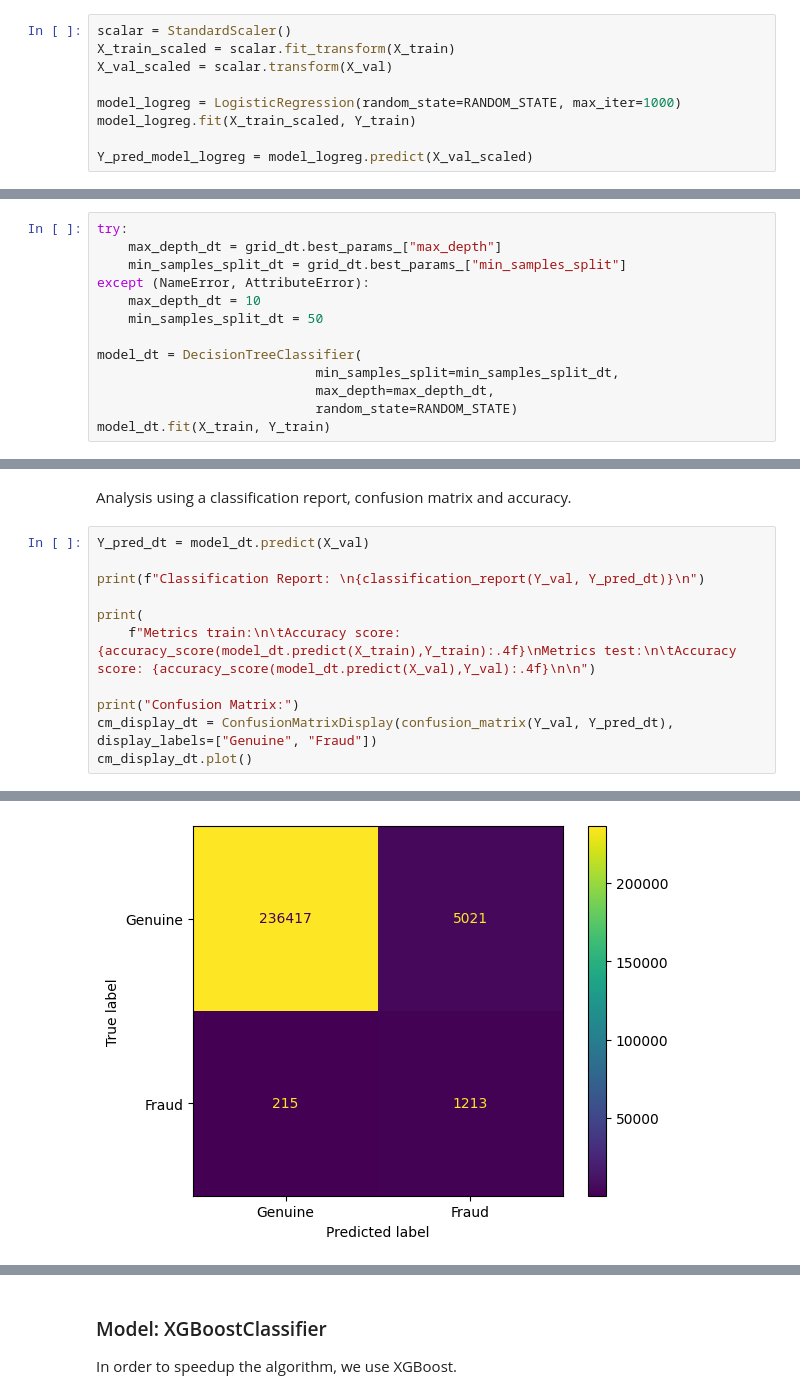
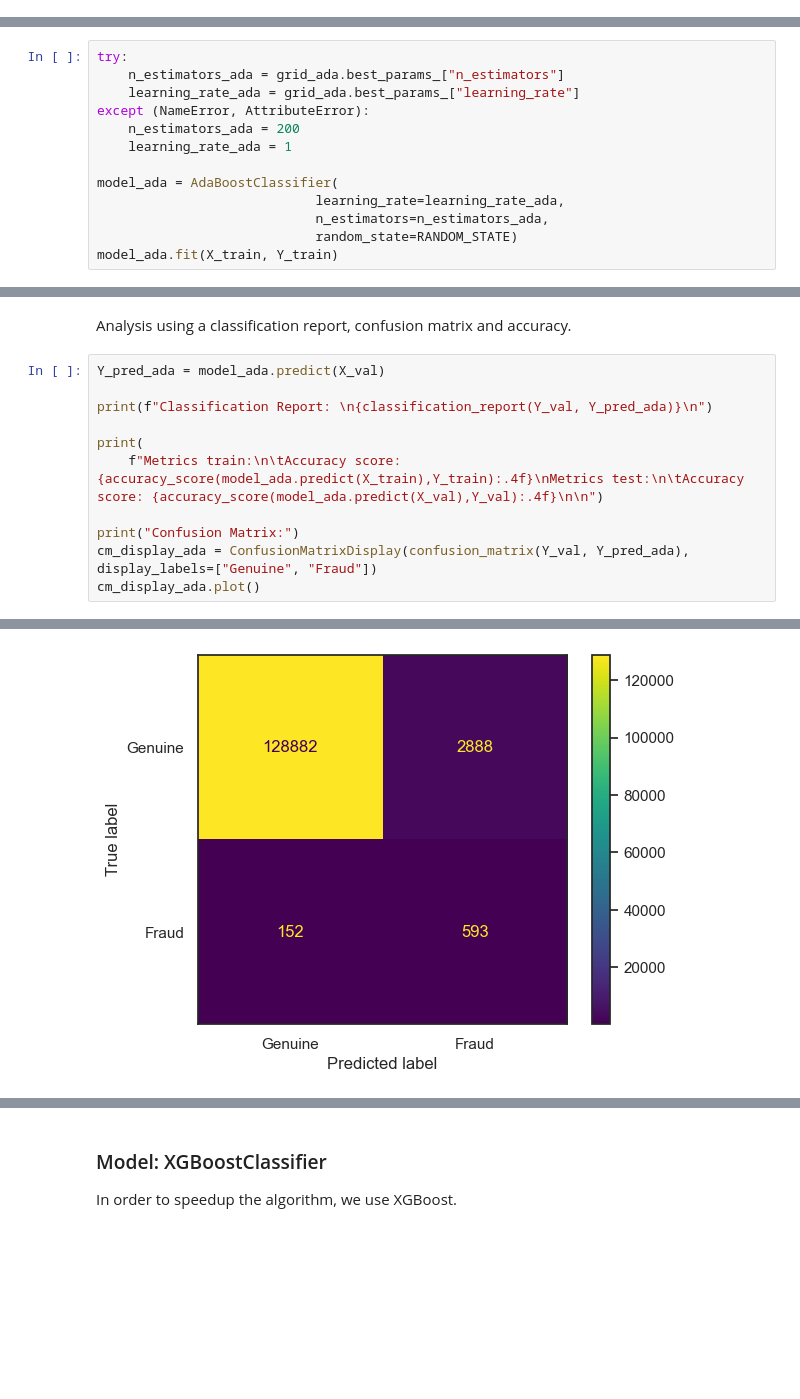
Before and after one commit to hnguyentran03/card_detection, a Jupyter notebook: transaction-fraud-detect.ipynb, the cells around one changed output, grey strips where cells are left out. Cells and saved outputs as stored; diff of their text form; blank space fills up the shorter version.

```diff
--- a/transaction-fraud-detect.ipynb
+++ b/transaction-fraud-detect.ipynb
@@ -337,9 +320,0 @@ First, we take a look at a baseline performance using Logistic Regression
-# %%
-scalar = StandardScaler()
-X_train_scaled = scalar.fit_transform(X_train)
-X_val_scaled = scalar.transform(X_val)
-
-model_logreg = LogisticRegression(random_state=RANDOM_STATE, max_iter=1000)
-model_logreg.fit(X_train_scaled, Y_train)
-
-Y_pred_model_logreg = model_logreg.predict(X_val_scaled)
@@ -475,13 +419,0 @@ Fitting the data to the Decision Tree with the hyperparameters found.
-# %%
-try:
-    max_depth_dt = grid_dt.best_params_["max_depth"]
-    min_samples_split_dt = grid_dt.best_params_["min_samples_split"]
-except (NameError, AttributeError):
-    max_depth_dt = 10
-    min_samples_split_dt = 50
-
-model_dt = DecisionTreeClassifier(
-                            min_samples_split=min_samples_split_dt,
-                            max_depth=max_depth_dt,
-                            random_state=RANDOM_STATE)
-model_dt.fit(X_train, Y_train)
@@ -489,0 +420,13 @@ DecisionTreeClassifier(max_depth=10, min_samples_split=5, random_state=1)
+# %%
+try:
+    n_estimators_ada = grid_ada.best_params_["n_estimators"]
+    learning_rate_ada = grid_ada.best_params_["learning_rate"]
+except (NameError, AttributeError):
+    n_estimators_ada = 200
+    learning_rate_ada = 1
+
+model_ada = AdaBoostClassifier(
+                            learning_rate=learning_rate_ada,
+                            n_estimators=n_estimators_ada,
+                            random_state=RANDOM_STATE)
+model_ada.fit(X_train, Y_train)
@@ -490,16 +435,16 @@ DecisionTreeClassifier(max_depth=10, min_samples_split=5, random_state=1)
 # %% [markdown]
 Analysis using a classification report, confusion matrix and accuracy.
 # %%
-Y_pred_dt = model_dt.predict(X_val)
+Y_pred_ada = model_ada.predict(X_val)
 
-print(f"Classification Report: \n{classification_report(Y_val, Y_pred_dt)}\n")
+print(f"Classification Report: \n{classification_report(Y_val, Y_pred_ada)}\n")
 
 print(
-    f"Metrics train:\n\tAccuracy score: {accuracy_score(model_dt.predict(X_train),Y_train):.4f}\nMetrics test:\n\tAccuracy score: {accuracy_score(model_dt.predict(X_val),Y_val):.4f}\n\n")
+    f"Metrics train:\n\tAccuracy score: {accuracy_score(model_ada.predict(X_train),Y_train):.4f}\nMetrics test:\n\tAccuracy score: {accuracy_score(model_ada.predict(X_val),Y_val):.4f}\n\n")
 
 print("Confusion Matrix:")
-cm_display_dt = ConfusionMatrixDisplay(confusion_matrix(Y_val, Y_pred_dt), display_labels=["Genuine", "Fraud"])
-cm_display_dt.plot()
+cm_display_ada = ConfusionMatrixDisplay(confusion_matrix(Y_val, Y_pred_ada), display_labels=["Genuine", "Fraud"])
+cm_display_ada.plot()
 # %% [output]
 Classification Report:
               precision    recall  f1-score   support
@@ -519,5 +464,5 @@ Metrics test:
 
 
 Confusion Matrix:
 <sklearn.metrics._plot.confusion_matrix.ConfusionMatrixDisplay at 0x...>
-[figure, old version]
+[figure, new version]
```
Also changed, not shown: parts of 41 cells of this notebook, 1 other file.
